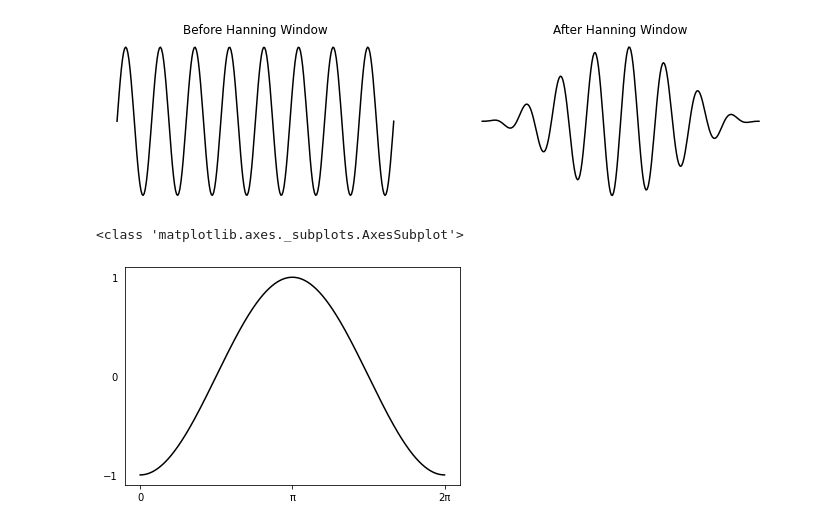
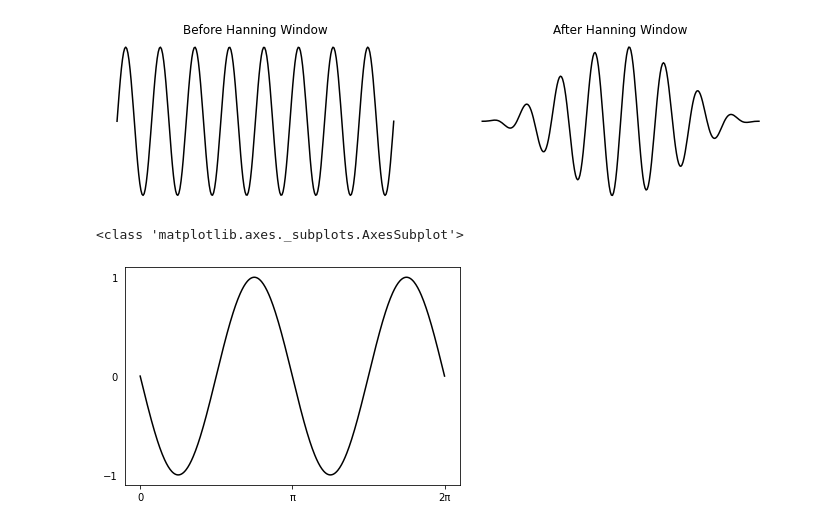
Before and after one commit to ancientjpeg/RTSTFT, a Jupyter notebook: docs/paper_graphs.ipynb, the cells around one changed output. Cells and saved outputs as stored; diff of their text form; code cells hidden in the pictures.

```diff
--- a/docs/paper_graphs.ipynb
+++ b/docs/paper_graphs.ipynb
@@ -21,17 +21,17 @@ plt.show()
 [figure]
 # %%
 sineX = np.linspace(0, 2, 512)
-sineY = np.sin(sineX * np.pi - np.pi / 2)
+sineY = np.sin(sineX * np.pi * 2 + np.pi)
 fig = plt.figure()
 plt.plot(sineX, sineY, "black")
 plt.tick_params('both', which='both', left=False)
 plt.xticks([0, 1, 2])
 plt.yticks([-1, 0, 1])
 print(type(fig.axes[0]))
 ax = fig.axes[0]
 ax.set_xticklabels(['0', 'π', '2π'])
 plt.savefig("phi_omega.png", transparent=True)
 plt.show()
 # %% [output]
 <class 'matplotlib.axes._subplots.AxesSubplot'>
-[figure, old version]
+[figure, new version]
```
Also changed, not shown: parts of 1 cell of this notebook, 1 other file.
